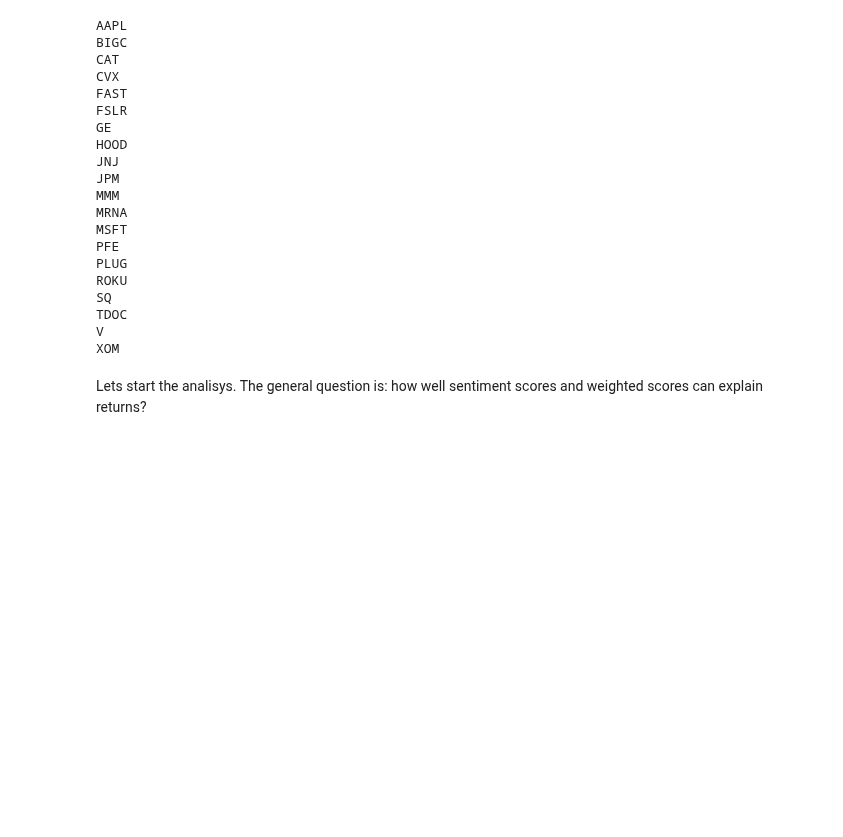
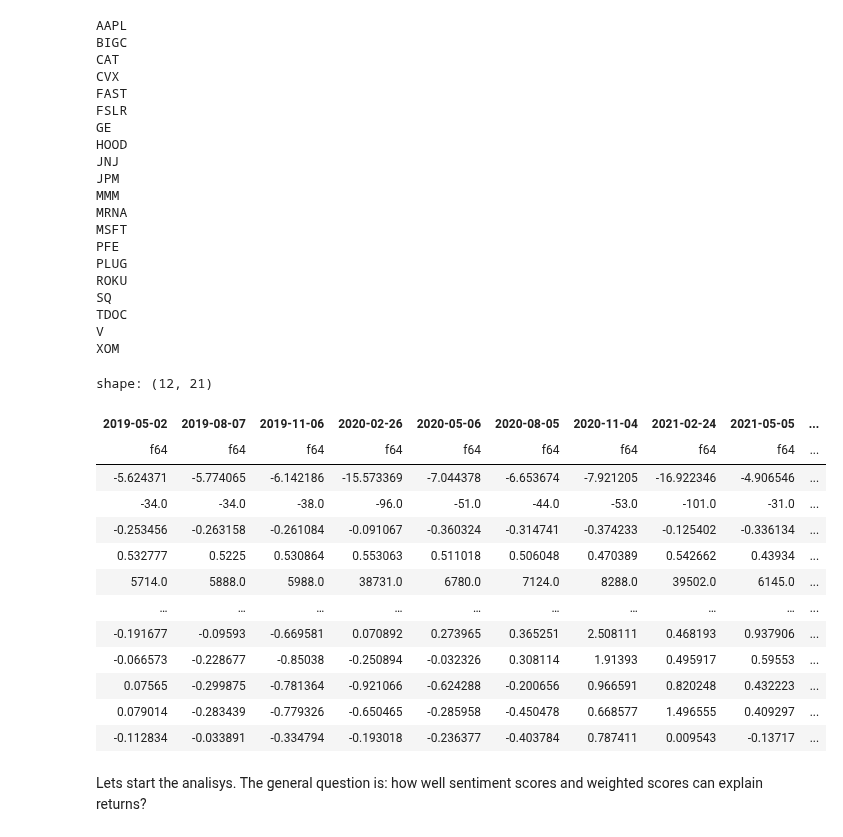
Before and after one commit to LeatherBag011235/Parsim-sec, a Jupyter notebook: src/Analysis/YFiin_excess_returns.ipynb, the cells around one changed output. Drawn from its saved outputs; the diff is of its cells as text; code cells hidden in the pictures; blank space fills up the shorter version.

Commit message:
coltrol variable for doc length added

```diff
--- a/src/Analysis/YFiin_excess_returns.ipynb
+++ b/src/Analysis/YFiin_excess_returns.ipynb
@@ -252,7 +254,7 @@ shape: (4, 21)
 This is the general loop, that takes each key-value pair from df_dict_scores, applies computing_returns() to it, then verticaly stackes the result with orig df and stores it in the new dict
 # %%
 dict_for_anal = {}
-row_names = pl.Series("row_names", ["weighted scores", "raw scores", "lm scores", "harvard scores", "2_day_reterns","3_day_reterns", "4_day_reterns", "5_day_reterns", "6_day_reterns", "7_day_reterns", "full_quarter_returns"])
+row_names = pl.Series("row_names", ["weighted scores", "raw scores", "lm scores", "harvard scores", "doc length", "2_day_reterns","3_day_reterns", "4_day_reterns", "5_day_reterns", "6_day_reterns", "7_day_reterns", "full_quarter_returns"])
 
 for tic_sym, df in df_dict_scores.items():
     print(tic_sym)
@@ -284,6 +286,23 @@ SQ
 TDOC
 V
 XOM
+# %%
+dict_for_anal["XOM"]
+# %% [output]
+shape: (12, 21)
+| 2019-05-02 | 2019-08-07 | 2019-11-06 | 2020-02-26 | 2020-05-06 | 2020-08-05 | 2020-11-04 | 2021-02-24 | 2021-05-05 | ... |
+| f64 | f64 | f64 | f64 | f64 | f64 | f64 | f64 | f64 | ... |
+| -5.624371 | -5.774065 | -6.142186 | -15.573369 | -7.044378 | -6.653674 | -7.921205 | -16.922346 | -4.906546 | ... |
+| -34.0 | -34.0 | -38.0 | -96.0 | -51.0 | -44.0 | -53.0 | -101.0 | -31.0 | ... |
+| -0.253456 | -0.263158 | -0.261084 | -0.091067 | -0.360324 | -0.314741 | -0.374233 | -0.125402 | -0.336134 | ... |
+| 0.532777 | 0.5225 | 0.530864 | 0.553063 | 0.511018 | 0.506048 | 0.470389 | 0.542662 | 0.43934 | ... |
+| 5714.0 | 5888.0 | 5988.0 | 38731.0 | 6780.0 | 7124.0 | 8288.0 | 39502.0 | 6145.0 | ... |
+| … | … | … | … | … | … | … | … | … | ... |
+| -0.191677 | -0.09593 | -0.669581 | 0.070892 | 0.273965 | 0.365251 | 2.508111 | 0.468193 | 0.937906 | ... |
+| -0.066573 | -0.228677 | -0.85038 | -0.250894 | -0.032326 | 0.308114 | 1.91393 | 0.495917 | 0.59553 | ... |
+| 0.07565 | -0.299875 | -0.781364 | -0.921066 | -0.624288 | -0.200656 | 0.966591 | 0.820248 | 0.432223 | ... |
+| 0.079014 | -0.283439 | -0.779326 | -0.650465 | -0.285958 | -0.450478 | 0.668577 | 1.496555 | 0.409297 | ... |
+| -0.112834 | -0.033891 | -0.334794 | -0.193018 | -0.236377 | -0.403784 | 0.787411 | 0.009543 | -0.13717 | ... |
 # %% [markdown]
 Lets start the analisys. The general question is: how well sentiment scores and weighted scores can explain returns?
 # %% [markdown]
```
Also changed, not shown: parts of 9 cells of this notebook.
